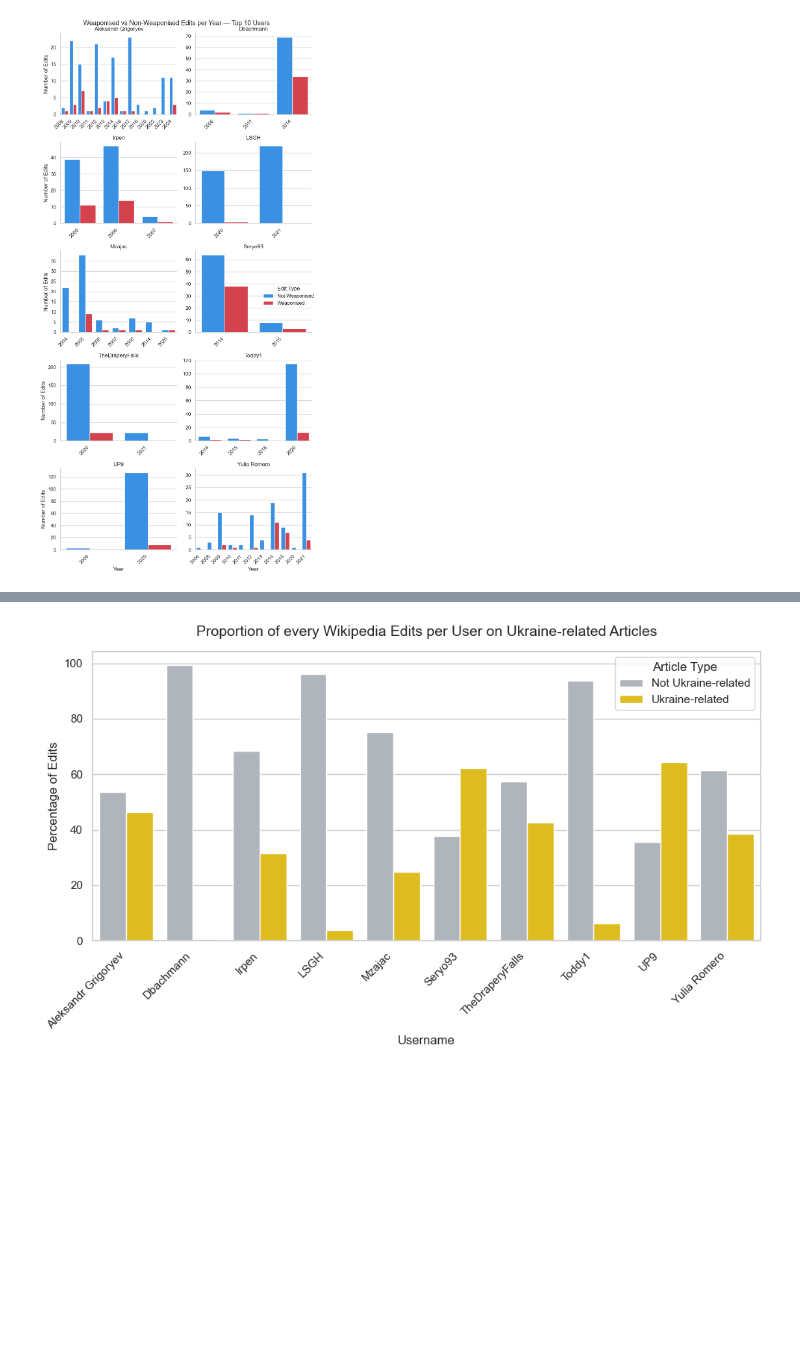
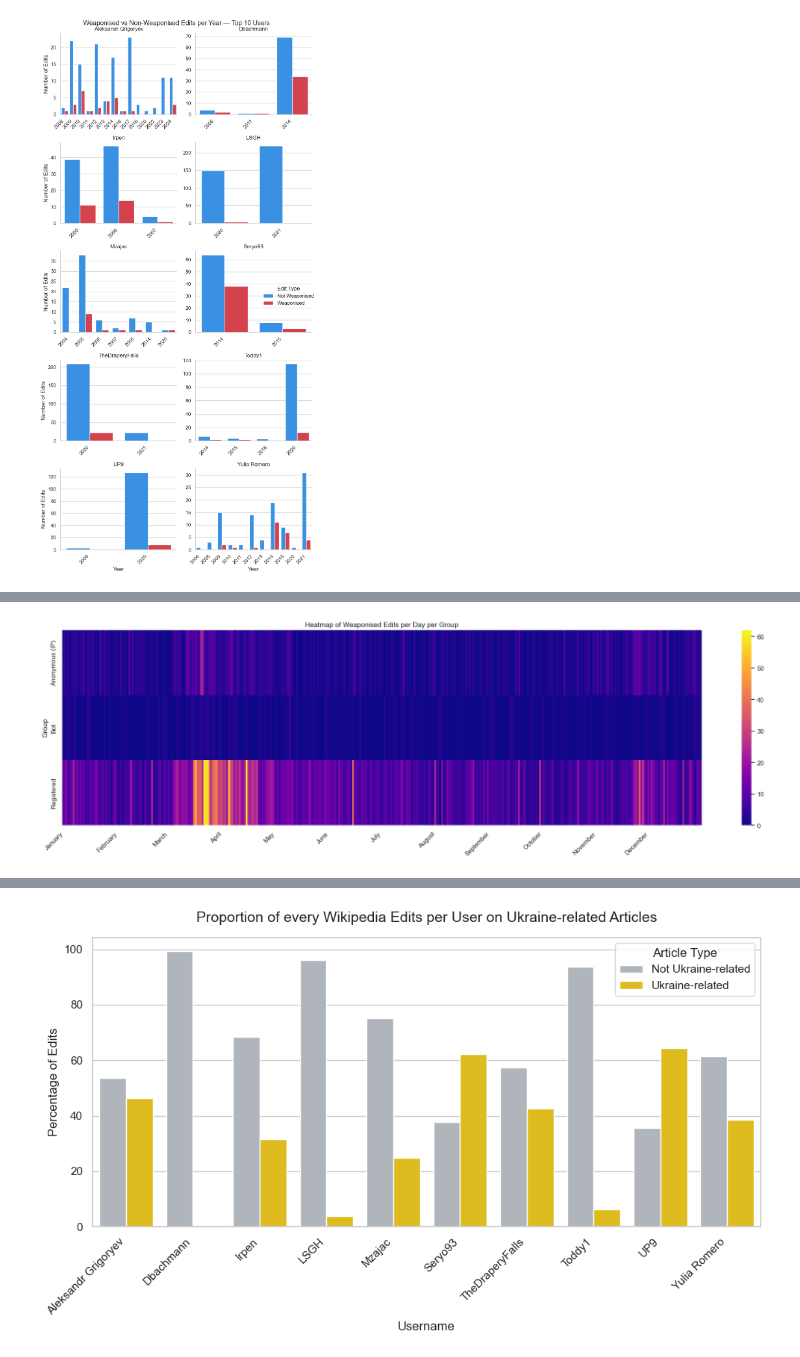
Before and after one commit to dh-epfl-students/dhlab-cultural-weaponisation-ukraine-benchmark, a Jupyter notebook: notebooks/maxime_all_users_analysis_.ipynb, the cells around one changed output, grey strips where cells are left out. Saved outputs shown, nothing was run; the diff lists cells and outputs as text; code cells hidden in the pictures; blank space fills up the shorter version.

```diff
--- a/notebooks/maxime_all_users_analysis_.ipynb
+++ b/notebooks/maxime_all_users_analysis_.ipynb
@@ -301,0 +326,42 @@ for user in tqdm(top_users_list, desc="Fetching user metadata", unit="user"):
+# %%
+df_heatmap = df.copy()
+df_heatmap = df_heatmap.drop(['is_bot', 'is_anon'], axis=1)
+df_heatmap = df_heatmap[df_heatmap['weaponised'] == 'Not Weaponised']
+
+dt = pd.to_datetime(df_heatmap["date"], errors="coerce")
+
+df_heatmap["year"]  = dt.dt.year
+df_heatmap["month"] = dt.dt.month
+df_heatmap["day"]   = dt.dt.day
+df_heatmap["doy"]   = dt.dt.dayofyear
+df_heatmap["date"]  = dt.dt.date
+
+daily = df_heatmap.groupby(['user_type', 'date']).size().reset_index(name='count')
+
+daily["doy"] = pd.to_datetime(daily["date"]).dt.dayofyear
+
+final_heatmap = daily.pivot_table(
+    index='user_type',
+    columns='doy',
+    values='count',
+    aggfunc='sum'
+)
+final_heatmap = final_heatmap.fillna(0)
+final_heatmap = final_heatmap.reindex(columns=range(1, 367), fill_value=0)
+
+month_starts = [pd.Timestamp(f"2024-{m:02d}-01").dayofyear for m in range(1,13)]
+month_names  = [calendar.month_name[m] for m in range(1,13)]
+
+plt.figure(figsize=(20,6))
+sns.heatmap(final_heatmap, cmap="plasma", cbar=True)
+
+plt.xticks(month_starts, month_names, rotation=45, ha="right")
+plt.xlabel("")
+plt.ylabel("Group")
+plt.title("Heatmap of Weaponised Edits per Day per Group")
+plt.tight_layout()
+title = "Heatmap of Weaponised Edits per Day per Group"
+#plt.savefig(f"../plots/All Users Analysis/{title}.png", dpi=300, bbox_inches="tight")
+plt.show()
+# %% [output]
+[figure, added]
```
Also changed, not shown: parts of 36 cells of this notebook, 18 other files.
